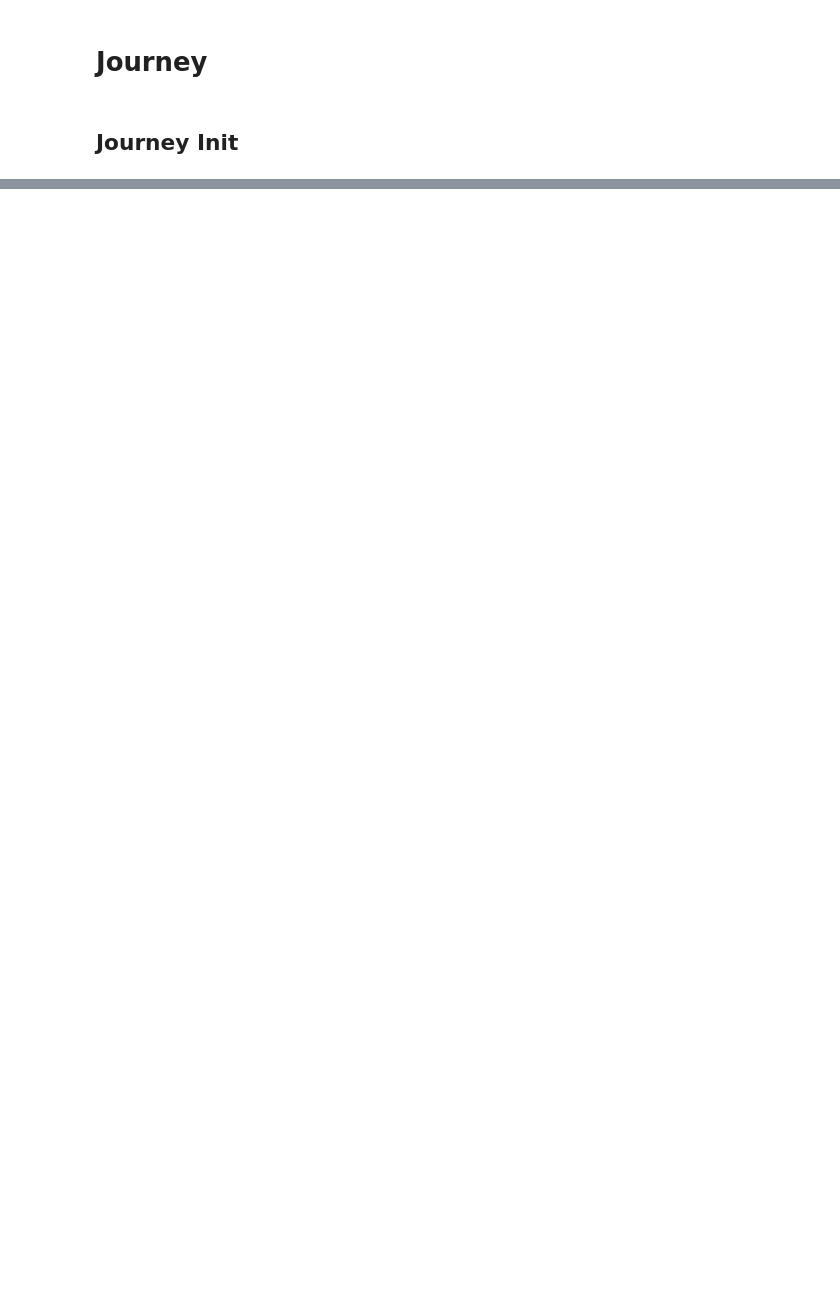
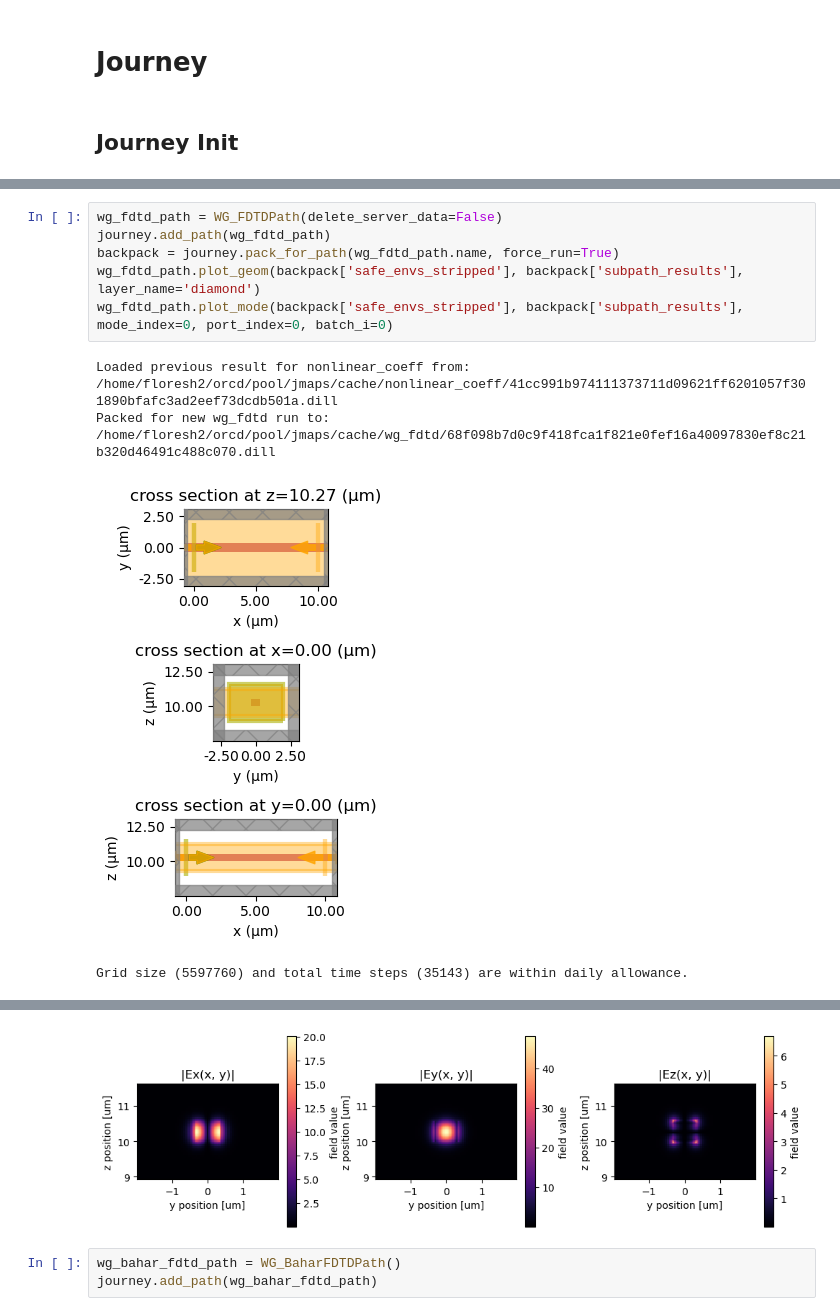
Before and after one commit to Sephiram591/pmag, a Jupyter notebook: dev/nonlinear_dev.ipynb, the cells around one changed output, grey strips where cells are left out. Saved outputs shown, nothing was run; the diff lists cells and outputs as text; blank space fills up the shorter version.

```diff
--- a/dev/nonlinear_dev.ipynb
+++ b/dev/nonlinear_dev.ipynb
@@ -143,0 +474,11 @@ f_A, f_B, net_momentum_matrix = n_mixer.net_momentum_matrix(fixed_freqs, mode_fa
+# %%
+wg_fdtd_path = WG_FDTDPath(delete_server_data=False)
+journey.add_path(wg_fdtd_path)
+backpack = journey.pack_for_path(wg_fdtd_path.name, force_run=True)
+wg_fdtd_path.plot_geom(backpack['safe_envs_stripped'], backpack['subpath_results'], layer_name='diamond')
+wg_fdtd_path.plot_mode(backpack['safe_envs_stripped'], backpack['subpath_results'], mode_index=0, port_index=0, batch_i=0)
+# %% [output]
+Loaded previous result for nonlinear_coeff from: /home/floresh2/orcd/pool/jmaps/cache/nonlinear_coeff/41cc991b974111373711d09621ff6201057f301890bfafc3ad2eef73dcdb501a.dill
+Packed for new wg_fdtd run to: /home/floresh2/orcd/pool/jmaps/cache/wg_fdtd/68f098b7d0c9f418fca1f821e0fef16a40097830ef8c21b320d46491c488c070.dill
+[figure, added]
+Grid size (5597760) and total time steps (35143) are within daily allowance.
@@ -143,0 +486,4 @@ f_A, f_B, net_momentum_matrix = n_mixer.net_momentum_matrix(fixed_freqs, mode_fa
+[figure, added]
+# %%
+wg_bahar_fdtd_path = WG_BaharFDTDPath()
+journey.add_path(wg_bahar_fdtd_path)
```
Also changed, not shown: parts of 28 cells of this notebook, 9 other files.
